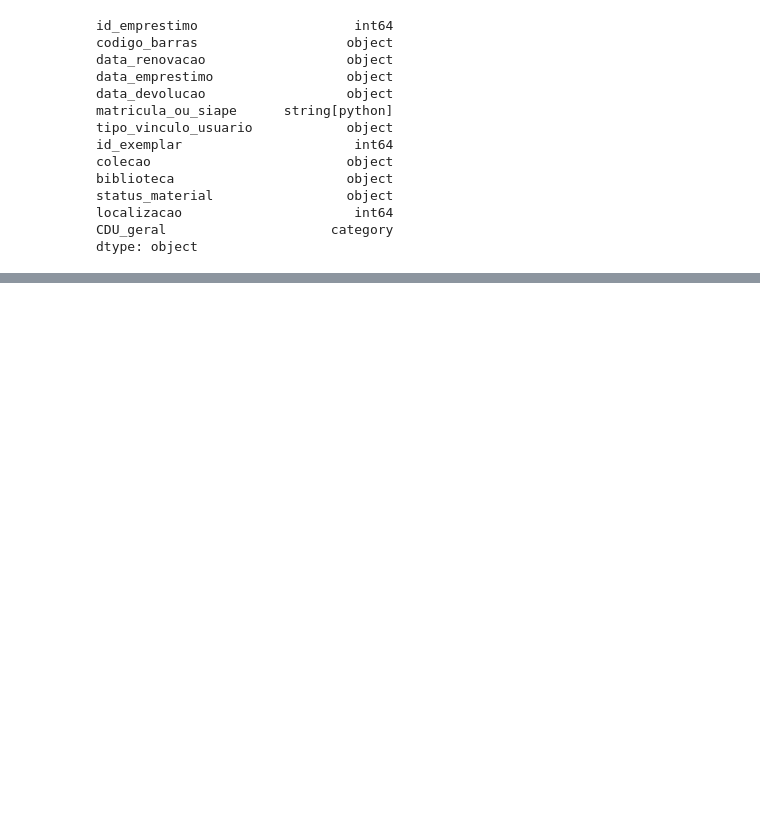
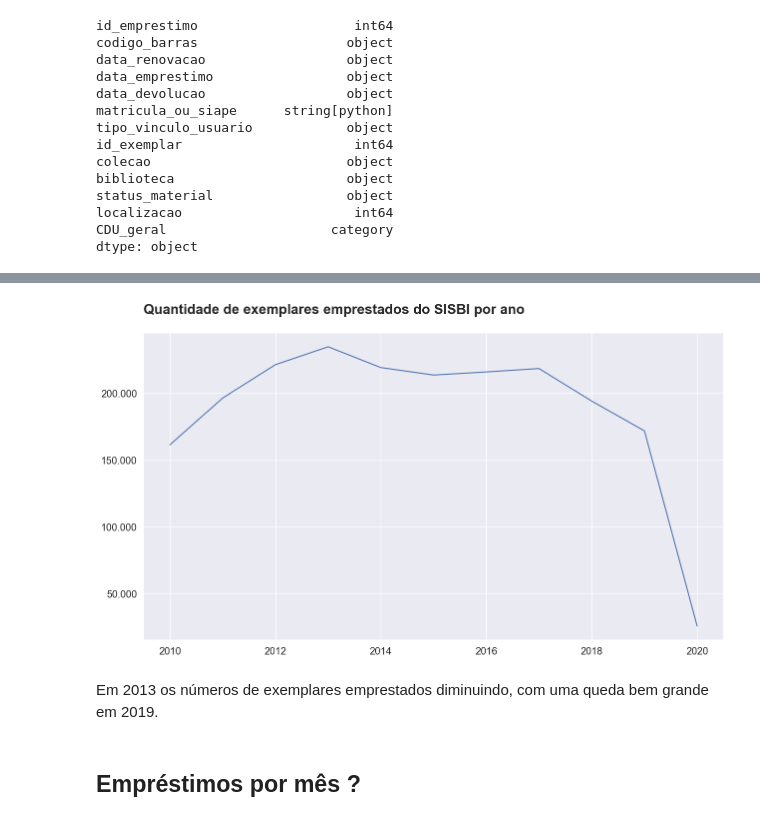
Before and after one commit to MCardosoDev/7_Days_Of_Code, a Jupyter notebook: 7_days_of_code.ipynb, the cells around one changed output, grey strips where cells are left out. Saved outputs shown, nothing was run; the diff lists cells and outputs as text; code cells hidden in the pictures; blank space fills up the shorter version.

```diff
--- a/7_days_of_code.ipynb
+++ b/7_days_of_code.ipynb
@@ -251,0 +317,5 @@ dtype: object
+# %%
+emprestimos = pd.DataFrame(dataset.data_emprestimo.value_counts()).reset_index()
+emprestimos.columns = ['data','quantidade']
+emprestimos.data = pd.to_datetime(emprestimos.data)
+emprestimos
@@ -251,0 +338,5 @@ dtype: object
+# %%
+emprestimos_ano = emprestimos.groupby(pd.Grouper(key='data', freq='Y')).sum().reset_index()
+emprestimos_ano.columns = ['ano','quantidade']
+emprestimos_ano.ano = emprestimos_ano.ano.dt.year
+emprestimos_ano
@@ -251,0 +356,19 @@ dtype: object
+# %%
+sns.set_theme(context='notebook',
+              style='darkgrid',
+              palette='deep',
+              font_scale=1.3,
+              rc={"figure.figsize":(15,8)}
+            )
+# %%
+ax = sns.lineplot(data=emprestimos_ano, x='ano', y='quantidade')
+ax.set(xlabel=None,ylabel=None)
+ax.yaxis.set_major_formatter(ticker.FuncFormatter(lambda x, p: format(int(x), ',').replace(',','.')))
+ax.set_title('Quantidade de exemplares emprestados do SISBI por ano'+'\n',size=20,loc='left',weight='bold')
+ax = ax
+# %% [output]
+[figure, added]
+# %% [markdown]
+Em 2013 os números de exemplares emprestados diminuindo, com uma queda bem grande em 2019.
+# %% [markdown]
+## Empréstimos por mês ?
```
Also changed, not shown: parts of 120 cells of this notebook, 5 other files.
